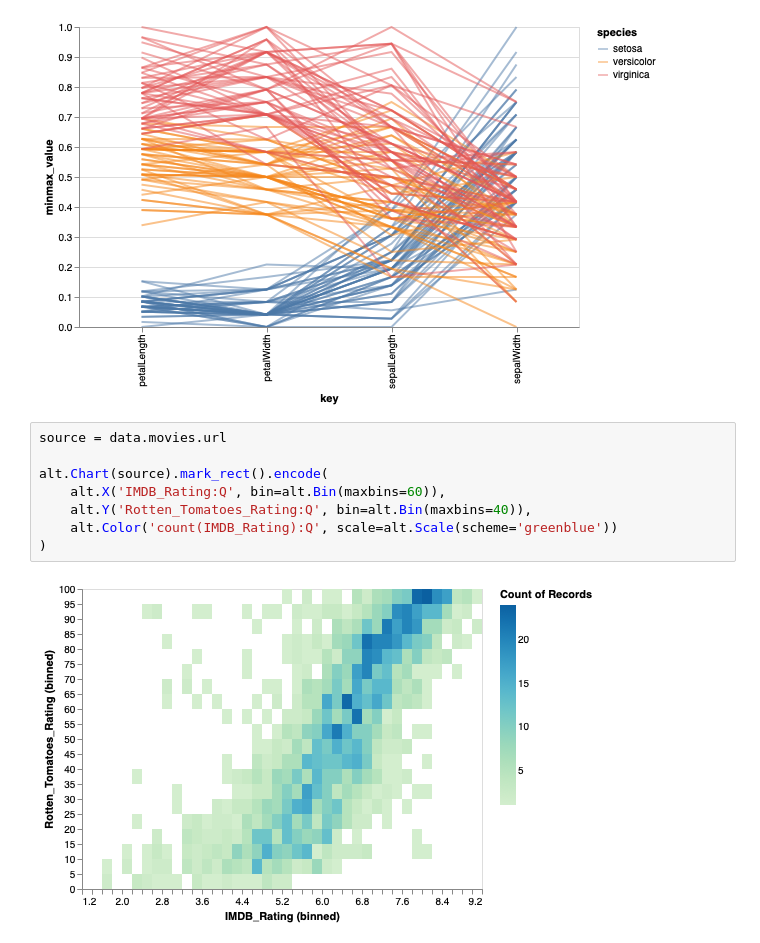
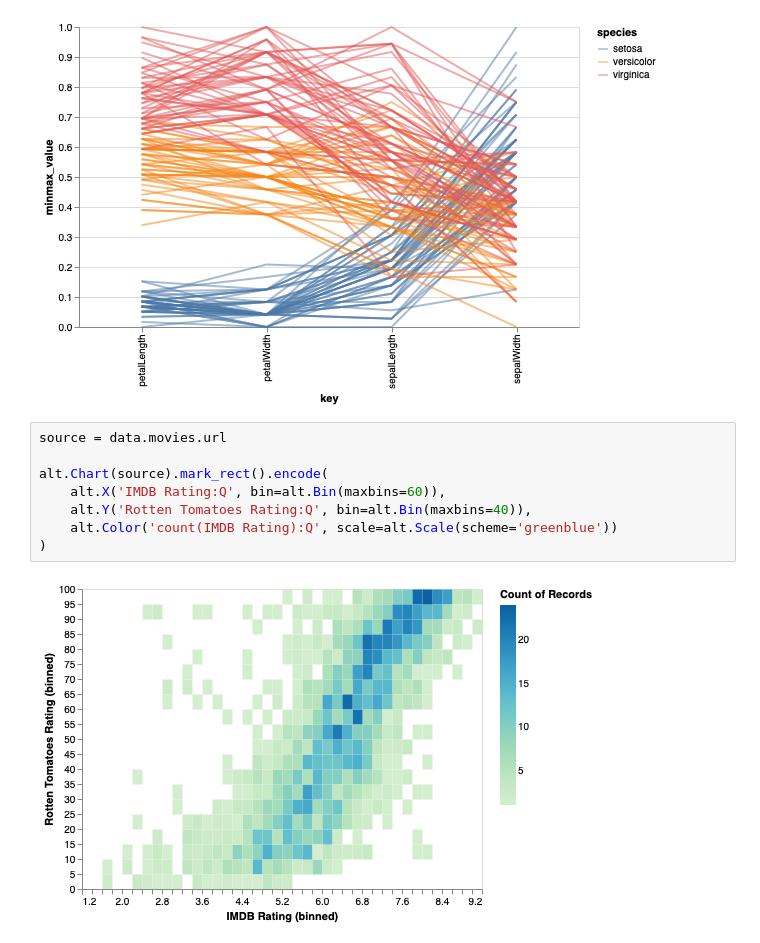
Before and after one commit to broepke/Jupyter, a Jupyter notebook: Altair-Testing.ipynb, the cells around one changed output. Saved outputs shown, nothing was run; the diff lists cells and outputs as text.

```diff
--- a/Altair-Testing.ipynb
+++ b/Altair-Testing.ipynb
@@ -179,13 +179,13 @@ alt.Chart(source).transform_window(
 # %%
 source = data.movies.url
 
 alt.Chart(source).mark_rect().encode(
-    alt.X('IMDB_Rating:Q', bin=alt.Bin(maxbins=60)),
-    alt.Y('Rotten_Tomatoes_Rating:Q', bin=alt.Bin(maxbins=40)),
-    alt.Color('count(IMDB_Rating):Q', scale=alt.Scale(scheme='greenblue'))
+    alt.X('IMDB Rating:Q', bin=alt.Bin(maxbins=60)),
+    alt.Y('Rotten Tomatoes Rating:Q', bin=alt.Bin(maxbins=40)),
+    alt.Color('count(IMDB Rating):Q', scale=alt.Scale(scheme='greenblue'))
 )
 # %% [output]
-[figure, old version]
+[figure, new version]
 # %%
 source = data.disasters.url
 
```
Also changed, not shown: parts of 3 cells of this notebook, 5 other files.
